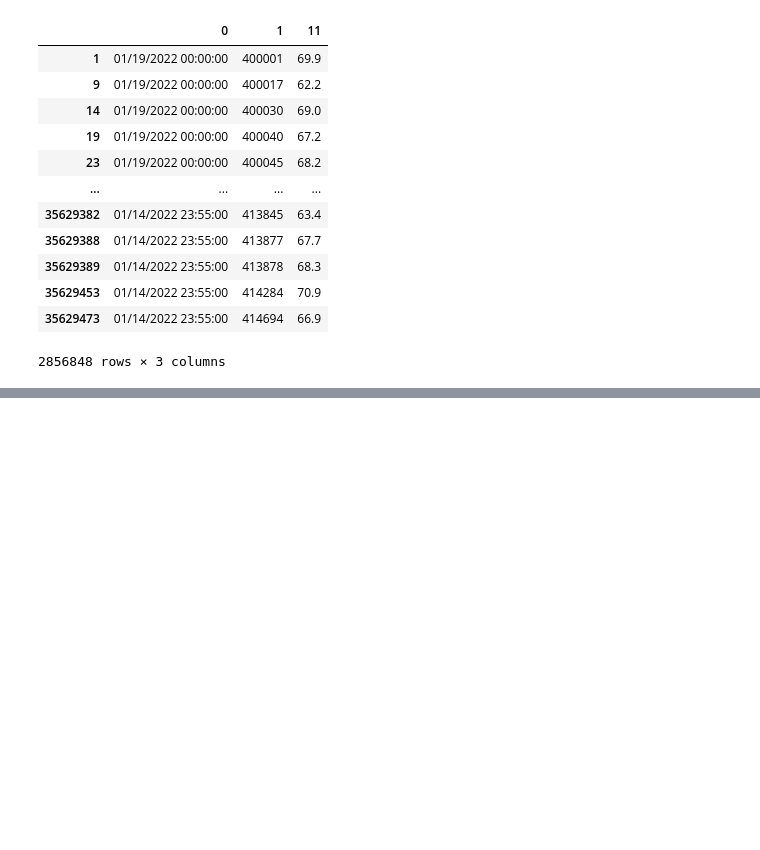
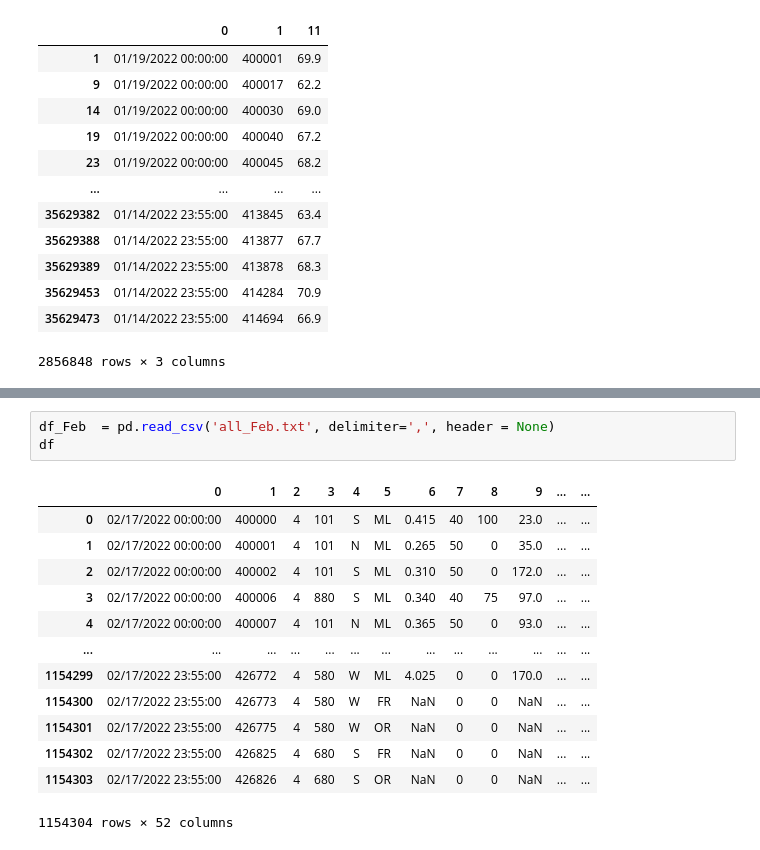
Before and after one commit to ClimbWorm/CS512-22fall, a Jupyter notebook: Dataset/Dataset.ipynb, the cells around one changed output, grey strips where cells are left out. Saved outputs shown, nothing was run; the diff lists cells and outputs as text; blank space fills up the shorter version.

```diff
--- a/Dataset/Dataset.ipynb
+++ b/Dataset/Dataset.ipynb
@@ -223,0 +263,17 @@ pivoted.to_csv('Jan_data.csv')
+# %%
+df_Feb  = pd.read_csv('all_Feb.txt', delimiter=',', header = None)
+df
+# %% [output]
+|  | 0 | 1 | 2 | 3 | 4 | 5 | 6 | 7 | 8 | 9 | ... | ... |
+| 0 | 02/17/2022 00:00:00 | 400000 | 4 | 101 | S | ML | 0.415 | 40 | 100 | 23.0 | ... | ... |
+| 1 | 02/17/2022 00:00:00 | 400001 | 4 | 101 | N | ML | 0.265 | 50 | 0 | 35.0 | ... | ... |
+| 2 | 02/17/2022 00:00:00 | 400002 | 4 | 101 | S | ML | 0.310 | 50 | 0 | 172.0 | ... | ... |
+| 3 | 02/17/2022 00:00:00 | 400006 | 4 | 880 | S | ML | 0.340 | 40 | 75 | 97.0 | ... | ... |
+| 4 | 02/17/2022 00:00:00 | 400007 | 4 | 101 | N | ML | 0.365 | 50 | 0 | 93.0 | ... | ... |
+| ... | ... | ... | ... | ... | ... | ... | ... | ... | ... | ... | ... | ... |
+| 1154299 | 02/17/2022 23:55:00 | 426772 | 4 | 580 | W | ML | 4.025 | 0 | 0 | 170.0 | ... | ... |
+| 1154300 | 02/17/2022 23:55:00 | 426773 | 4 | 580 | W | FR | NaN | 0 | 0 | NaN | ... | ... |
+| 1154301 | 02/17/2022 23:55:00 | 426775 | 4 | 580 | W | OR | NaN | 0 | 0 | NaN | ... | ... |
+| 1154302 | 02/17/2022 23:55:00 | 426825 | 4 | 680 | S | FR | NaN | 0 | 0 | NaN | ... | ... |
+| 1154303 | 02/17/2022 23:55:00 | 426826 | 4 | 680 | S | OR | NaN | 0 | 0 | NaN | ... | ... |
+1154304 rows × 52 columns
```
Also changed, not shown: parts of 27 cells of this notebook, 2 other files.
